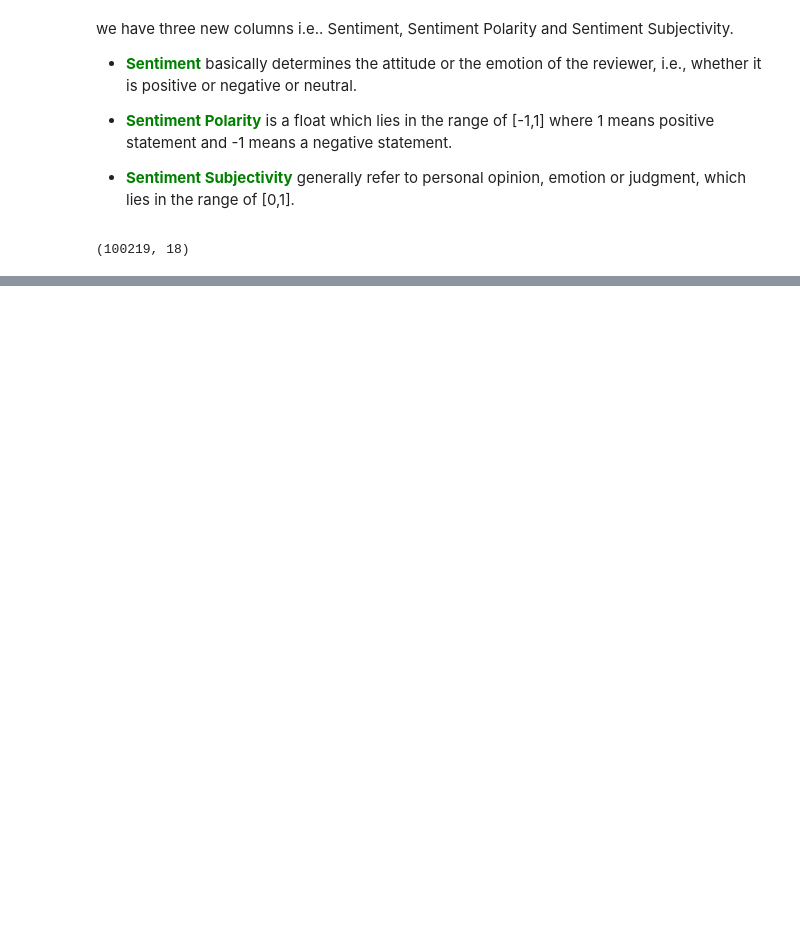
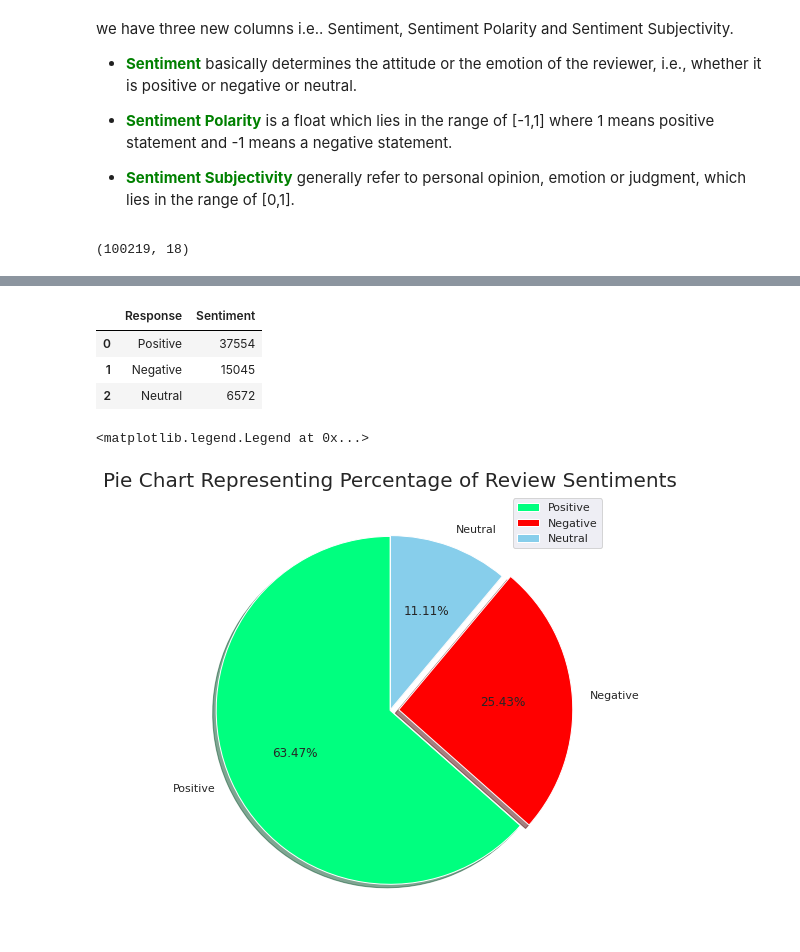
Before and after one commit to victorious07/Play-Store-App-Review-Analysis, a Jupyter notebook: Play_Store_App_Review_Analysis_Capstone_Project.ipynb, the cells around one changed output, grey strips where cells are left out. Drawn from its saved outputs; the diff is of its cells as text; code cells hidden in the pictures; blank space fills up the shorter version.

```diff
--- a/Play_Store_App_Review_Analysis_Capstone_Project.ipynb
+++ b/Play_Store_App_Review_Analysis_Capstone_Project.ipynb
@@ -1020,0 +1061,18 @@ app_review_df.shape
+# %%
+sentiment_counts.reset_index().rename(columns={'index':'Response'})
+# %% [output]
+|  | Response | Sentiment |
+| 0 | Positive | 37554 |
+| 1 | Negative | 15045 |
+| 2 | Neutral | 6572 |
+# %%
+# visualization
+plt.figure(figsize=(15,8))
+colors = ['#00FF7F','red','skyblue']
+explode=[0, 0.05, 0.005]
+plt.pie(sentiment_counts, explode=explode, labels=sentiment_lebels, colors=colors, autopct='%.2f%%',shadow=True, startangle = 90)
+plt.title('Pie Chart Representing Percentage of Review Sentiments', size = 20)
+plt.legend()
+# %% [output]
+<matplotlib.legend.Legend at 0x...>
+[figure, added]
```
Also changed, not shown: parts of 12 cells of this notebook.
